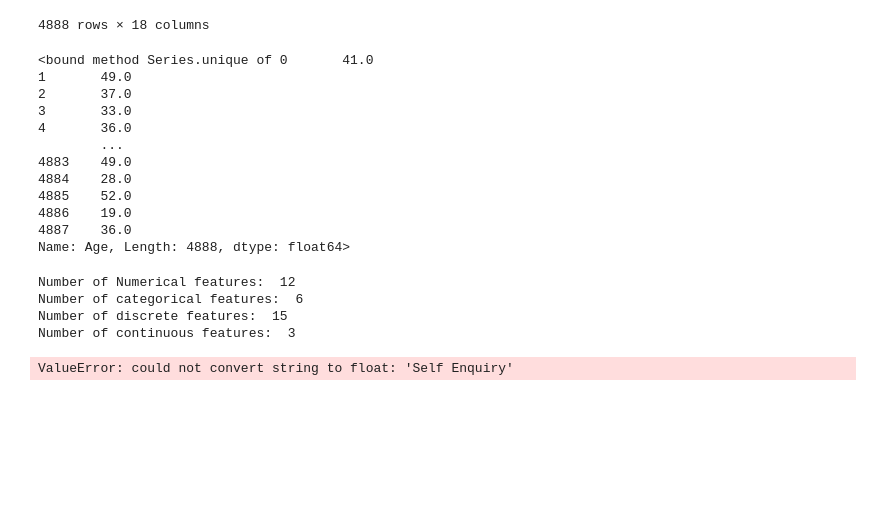
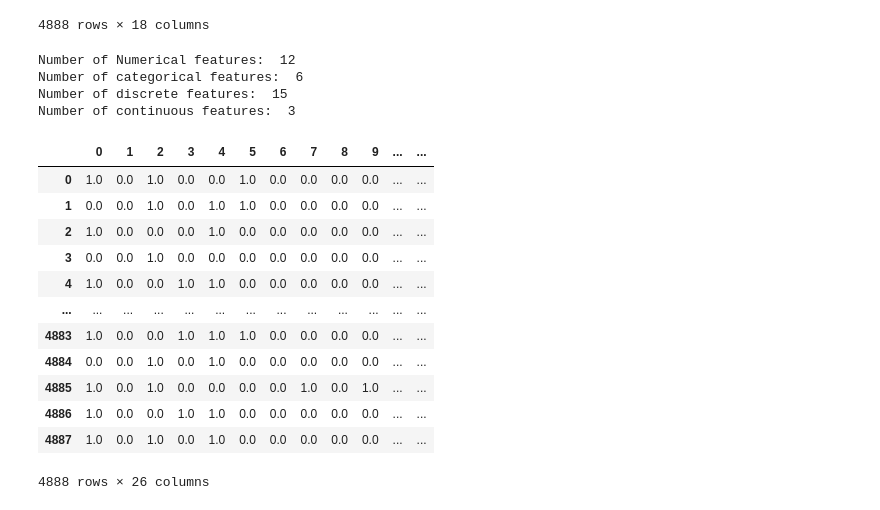
Before and after one commit to AhmedLabib1/ML-Learning-Journey, a Jupyter notebook: 06) Random Forest/Random Forest - Classification.ipynb, the cells around one changed output. Saved outputs shown, nothing was run; the diff lists cells and outputs as text; code cells hidden in the pictures; blank space fills up the shorter version.

```diff
--- a/6) Random Forest/Random Forest.ipynb
+++ b/06) Random Forest/Random Forest - Classification.ipynb
@@ -97,19 +99,4 @@ df
 | 4886 | 1 | 19.0 | Self Enquiry | 3 | 16.0 | Small Business | Male | 4.0 | ... |
 | 4887 | 1 | 36.0 | Self Enquiry | 1 | 14.0 | Salaried | Male | 4.0 | ... |
 4888 rows × 18 columns
-# %%
-df['Age'].unique
-# %% [output]
-<bound method Series.unique of 0       41.0
-1       49.0
-2       37.0
-3       33.0
-4       36.0
-        ...
-4883    49.0
-4884    28.0
-4885    52.0
-4886    19.0
-4887    36.0
-Name: Age, Length: 4888, dtype: float64>
 # %%
@@ -136,15 +121,36 @@ Number of continuous features:  3
 # %%
 X = df.drop(columns = 'ProdTaken', axis = 1)
 y = df['ProdTaken']
+# %%
+numerical_features = X.select_dtypes(include = 'number').columns
+categorical_features = X.select_dtypes (include = 'object').columns
+
+oh_encoder = OneHotEncoder(drop = 'first')
+scaler = StandardScaler()
+
+preprocessor = ColumnTransformer(
+    [
+        ("OneHotEncoder", oh_encoder, categorical_features),
+        ("StandardScaler", scaler, numerical_features)
+    ]
+)
+
+X = preprocessor.fit_transform(X)
+# %%
+pd.DataFrame(X)
+# %% [output]
+|  | 0 | 1 | 2 | 3 | 4 | 5 | 6 | 7 | 8 | 9 | ... | ... |
+| 0 | 1.0 | 0.0 | 1.0 | 0.0 | 0.0 | 1.0 | 0.0 | 0.0 | 0.0 | 0.0 | ... | ... |
+| 1 | 0.0 | 0.0 | 1.0 | 0.0 | 1.0 | 1.0 | 0.0 | 0.0 | 0.0 | 0.0 | ... | ... |
+| 2 | 1.0 | 0.0 | 0.0 | 0.0 | 1.0 | 0.0 | 0.0 | 0.0 | 0.0 | 0.0 | ... | ... |
+| 3 | 0.0 | 0.0 | 1.0 | 0.0 | 0.0 | 0.0 | 0.0 | 0.0 | 0.0 | 0.0 | ... | ... |
+| 4 | 1.0 | 0.0 | 0.0 | 1.0 | 1.0 | 0.0 | 0.0 | 0.0 | 0.0 | 0.0 | ... | ... |
+| ... | ... | ... | ... | ... | ... | ... | ... | ... | ... | ... | ... | ... |
+| 4883 | 1.0 | 0.0 | 0.0 | 1.0 | 1.0 | 1.0 | 0.0 | 0.0 | 0.0 | 0.0 | ... | ... |
+| 4884 | 0.0 | 0.0 | 1.0 | 0.0 | 1.0 | 0.0 | 0.0 | 0.0 | 0.0 | 0.0 | ... | ... |
+| 4885 | 1.0 | 0.0 | 1.0 | 0.0 | 0.0 | 0.0 | 0.0 | 1.0 | 0.0 | 1.0 | ... | ... |
+| 4886 | 1.0 | 0.0 | 0.0 | 1.0 | 1.0 | 0.0 | 0.0 | 0.0 | 0.0 | 0.0 | ... | ... |
+| 4887 | 1.0 | 0.0 | 1.0 | 0.0 | 1.0 | 0.0 | 0.0 | 0.0 | 0.0 | 0.0 | ... | ... |
+4888 rows × 26 columns
 # %%
 X_train, X_test, y_train, y_test = train_test_split(X, y, test_size =0.2, random_state = 42)
-# %%
-model = RandomForestClassifier()
-model.fit(X_train, y_train)
-
-y_pred = model.predict(X_test)
-
-report = classification_report(y_test, y_pred)
-cm = confusion_matrix(y_test, y_pred)
-# %% [output]
-ValueError: could not convert string to float: 'Self Enquiry'
```
Also changed, not shown: parts of 3 cells of this notebook, 13 other files.
